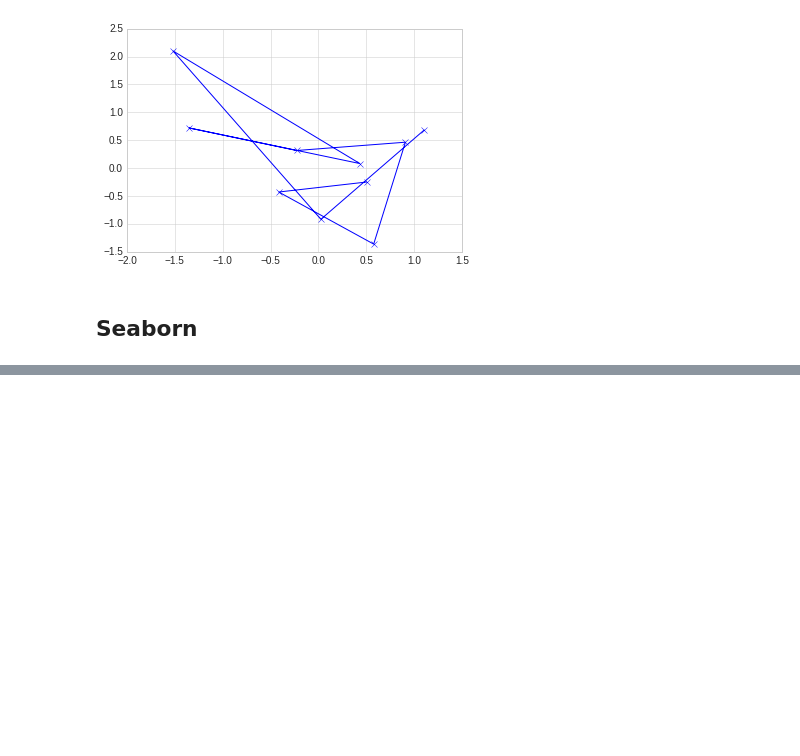
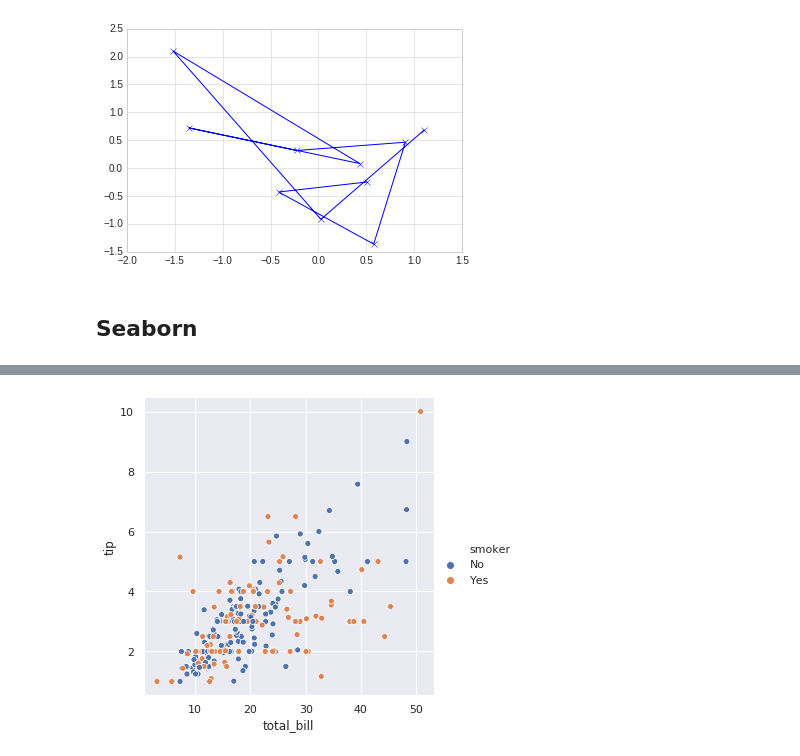
Before and after one commit to lelain/Notes_Python, a Jupyter notebook: Numpy_Matplotlib_Pandas.ipynb, the cells around one changed output, grey strips where cells are left out. Cells and saved outputs as stored; diff of their text form; code cells hidden in the pictures; blank space fills up the shorter version.

```diff
--- a/Numpy_Matplotlib_Pandas.ipynb
+++ b/Numpy_Matplotlib_Pandas.ipynb
@@ -928,0 +969,4 @@ my_plotter(ax, data1, data2, {'marker': 'x'});
+# %%
+sns.relplot(x="total_bill", y="tip", hue="smoker", data=tips);
+# %% [output]
+[figure, added]
```
Also changed, not shown: parts of 22 cells of this notebook.
